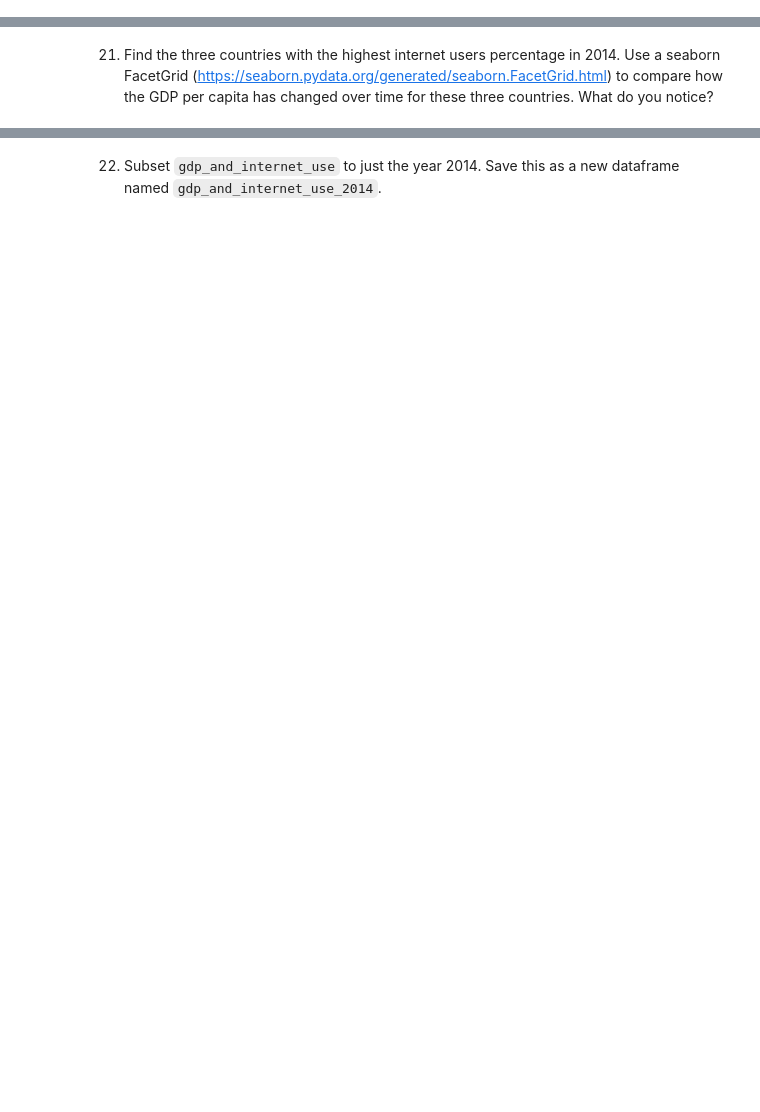
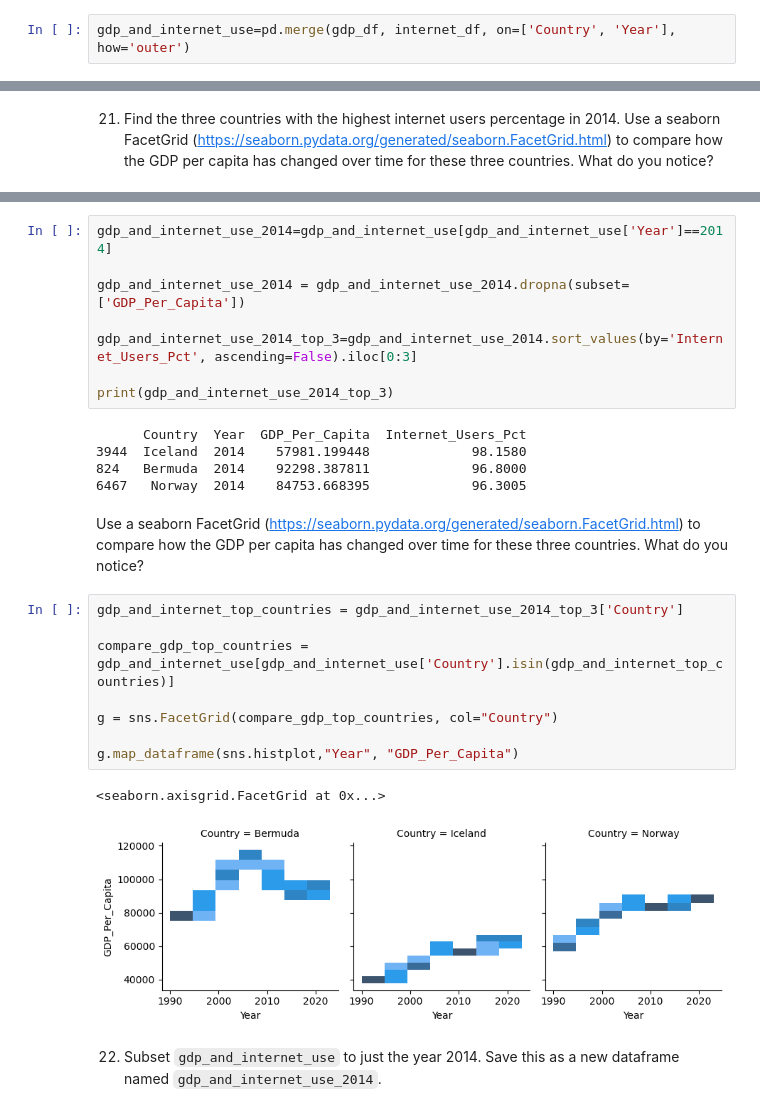
Before and after one commit to NSS-Data-Analytics-Cohort-14/gdp-and-internet-usage-Hannah00Donnelly, a Jupyter notebook: notebooks/gdp_internet_hdonnelly.ipynb, the cells around one changed output, grey strips where cells are left out. Drawn from its saved outputs; the diff is of its cells as text; blank space fills up the shorter version.

```diff
--- a/notebooks/gdp_internet_hdonnelly.ipynb
+++ b/notebooks/gdp_internet_hdonnelly.ipynb
@@ -649,0 +661,2 @@ print(total_countries_above_5)
+# %%
+gdp_and_internet_use=pd.merge(gdp_df, internet_df, on=['Country', 'Year'], how='outer')
@@ -652,2 +710,28 @@ print(total_countries_above_5)
+# %%
+gdp_and_internet_use_2014=gdp_and_internet_use[gdp_and_internet_use['Year']==2014]
+
+gdp_and_internet_use_2014 = gdp_and_internet_use_2014.dropna(subset=['GDP_Per_Capita'])
+
+gdp_and_internet_use_2014_top_3=gdp_and_internet_use_2014.sort_values(by='Internet_Users_Pct', ascending=False).iloc[0:3]
+
+print(gdp_and_internet_use_2014_top_3)
+# %% [output]
+      Country  Year  GDP_Per_Capita  Internet_Users_Pct
+3944  Iceland  2014    57981.199448             98.1580
+824   Bermuda  2014    92298.387811             96.8000
+6467   Norway  2014    84753.668395             96.3005
+# %% [markdown]
+Use a seaborn FacetGrid (https://seaborn.pydata.org/generated/seaborn.FacetGrid.html) to compare how the GDP per capita has changed over time for these three countries. What do you notice?
+# %%
+gdp_and_internet_top_countries = gdp_and_internet_use_2014_top_3['Country']
+
+compare_gdp_top_countries = gdp_and_internet_use[gdp_and_internet_use['Country'].isin(gdp_and_internet_top_countries)]
+
+g = sns.FacetGrid(compare_gdp_top_countries, col="Country")
+
+g.map_dataframe(sns.histplot,"Year", "GDP_Per_Capita")
+# %% [output]
+<seaborn.axisgrid.FacetGrid at 0x...>
+[figure, added]
 # %% [markdown]
 22. Subset `gdp_and_internet_use` to just the year 2014. Save this as a new dataframe named `gdp_and_internet_use_2014`.
```
Also changed, not shown: parts of 11 cells of this notebook.
